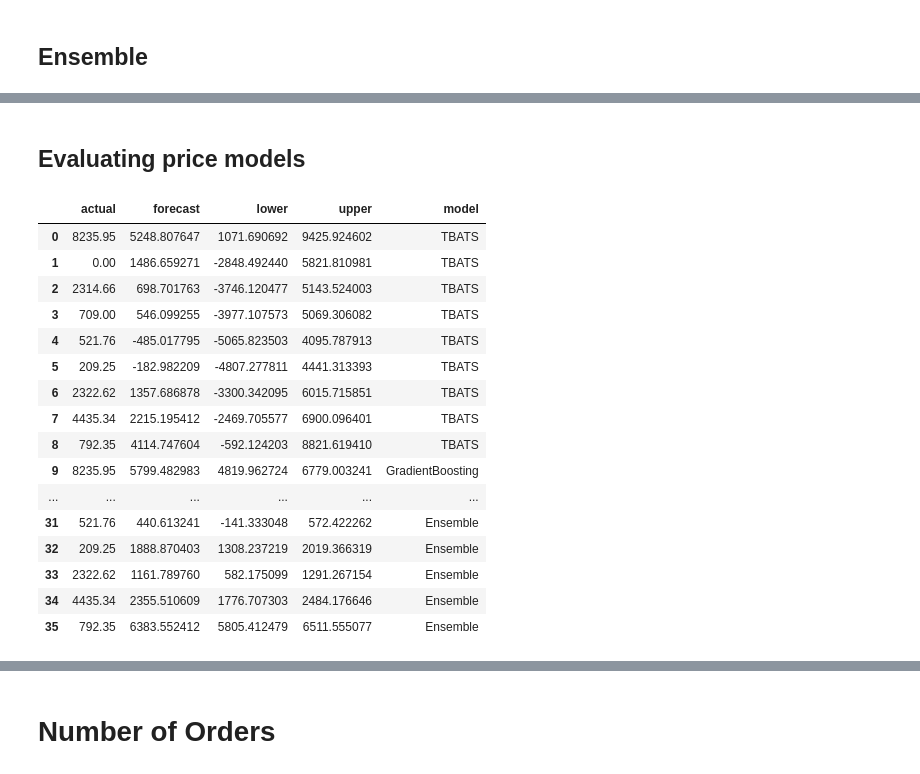
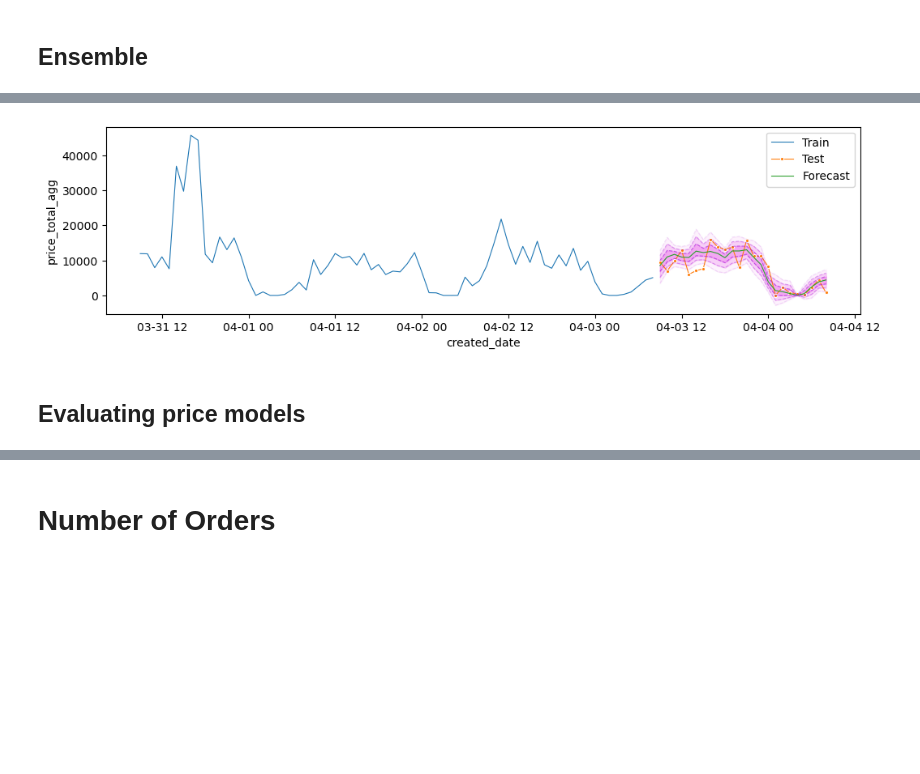
Before and after one commit to jeffc05/sinatra_sales_forecasting, a Jupyter notebook: sales_forecasting.ipynb, the cells around one changed output, grey strips where cells are left out. Cells and saved outputs as stored; diff of their text form; code cells hidden in the pictures; blank space fills up the shorter version.

```diff
--- a/sales_forecasting.ipynb
+++ b/sales_forecasting.ipynb
@@ -239,7 +241,8 @@ SEASONAL_PERIODS = (24, 24*7)
 # COVERAGE = [n*10**-1 for n in range(1, 10)]
 COVERAGE = 0.7
 END_DATE = pd.to_datetime(pd.to_datetime(sales['created_date'].max()).strftime("%Y-%m-%d %H:00:00"))
-START_DATE = END_DATE - timedelta(hours=END_DATE.hour)
+# START_DATE = END_DATE - timedelta(hours=END_DATE.hour)
+START_DATE = END_DATE - timedelta(hours=23)
 TEST_SIZE = int((END_DATE - START_DATE).seconds / 60**2 + 1)
 # %%
 OOT_DATE = START_DATE + timedelta(hours=23)
@@ -1162,0 +943,12 @@ plt.show();
+# %%
+pipeline = BaseChronosPipeline.from_pretrained(
+    "amazon/chronos-t5-base",
+    device_map="cpu",
+    torch_dtype=torch.bfloat16,
+)
+# %%
+quantiles, mean = pipeline.predict_quantiles(
+    context=torch.tensor(y_train),
+    prediction_length=24,
+    quantile_levels=[0.1, 0.5, 0.9],
+)
@@ -1163,3 +975,46 @@ plt.show();
+# %%
+chronos_lower = pd.Series(quantiles.squeeze().numpy()[:, 0], index=y_test.index)
+chronos_forecast = pd.Series(mean.squeeze().numpy(), index=y_test.index)
+chronos_upper = pd.Series(quantiles.squeeze().numpy()[:, 2], index=y_test.index)
+# %%
+plt.figure(figsize=(12, 3))
+sns.lineplot(y_train.iloc[-3*TEST_SIZE:], lw=0.8, label='Train')
+# sns.lineplot(ens_estimations.iloc[-5*TEST_SIZE:], lw=0.8, label='Estimation')
+sns.lineplot(y_test, lw=0.8, label='Test', marker='o', markersize=3)
+sns.lineplot(chronos_forecast, lw=0.8, label='Forecast')
+sns.lineplot(chronos_lower, c='darkviolet', alpha=0.5, linestyle='--', lw=0.8)
+sns.lineplot(chronos_upper, c='darkviolet', alpha=0.5, linestyle='--', lw=0.8)
+sns.lineplot(2*chronos_lower-chronos_forecast, c='darkviolet', alpha=0.3, linestyle='--', lw=0.8)
+sns.lineplot(2*chronos_upper-chronos_forecast, c='darkviolet', alpha=0.3, linestyle='--', lw=0.8)
+sns.lineplot(3*chronos_lower-2*chronos_forecast, c='darkviolet', alpha=0.1, linestyle='--', lw=0.8)
+sns.lineplot(3*chronos_upper-2*chronos_forecast, c='darkviolet', alpha=0.1, linestyle='--', lw=0.8)
+# sns.lineplot(oot_ens_forecast, lw=0.8, label='OOT Forecast')
+# sns.lineplot(oot_ens_forecast_lower, c='darkviolet', linestyle='--', lw=0.8)
+# sns.lineplot(oot_ens_forecast_upper, c='darkviolet', linestyle='--', lw=0.8)
+plt.fill_between(x=chronos_forecast.index,
+                 y1=chronos_lower,
+                 y2=chronos_upper,
+                 color='violet',
+                 alpha=0.5)
+plt.fill_between(x=chronos_forecast.index,
+                 y1=2*chronos_lower-chronos_forecast,
+                 y2=2*chronos_upper-chronos_forecast,
+                 color='violet',
+                 alpha=0.3)
+plt.fill_between(x=chronos_forecast.index,
+                 y1=3*chronos_lower-2*chronos_forecast,
+                 y2=3*chronos_upper-2*chronos_forecast,
+                 color='violet',
+                 alpha=0.1)
+# plt.fill_between(x=oot_ens_forecast.index,
+#                  y1=oot_ens_forecast_lower,
+#                  y2=oot_ens_forecast_upper,
+#                  color='violet',
+#                  alpha=0.5)
+plt.legend()
+plt.show();
+# %% [output]
+[figure, added]
 # %% [markdown]
 ## Evaluating price models
 # %%
@@ -1182,24 +1037,6 @@ forecast_price_ens['model'] = 'Ensemble'
 df_forecast_price = pd.concat([forecast_price_tbats, forecast_price_gb, forecast_price_lstm, forecast_price_ens], axis=0, ignore_index=True)
 
 df_forecast_price
-# %% [output]
-|  | actual | forecast | lower | upper | model |
-| 0 | 8235.95 | 5248.807647 | 1071.690692 | 9425.924602 | TBATS |
-| 1 | 0.00 | 1486.659271 | -2848.492440 | 5821.810981 | TBATS |
-| 2 | 2314.66 | 698.701763 | -3746.120477 | 5143.524003 | TBATS |
-| 3 | 709.00 | 546.099255 | -3977.107573 | 5069.306082 | TBATS |
-| 4 | 521.76 | -485.017795 | -5065.823503 | 4095.787913 | TBATS |
-| 5 | 209.25 | -182.982209 | -4807.277811 | 4441.313393 | TBATS |
-| 6 | 2322.62 | 1357.686878 | -3300.342095 | 6015.715851 | TBATS |
-| 7 | 4435.34 | 2215.195412 | -2469.705577 | 6900.096401 | TBATS |
-| 8 | 792.35 | 4114.747604 | -592.124203 | 8821.619410 | TBATS |
-| 9 | 8235.95 | 5799.482983 | 4819.962724 | 6779.003241 | GradientBoosting |
-| ... | ... | ... | ... | ... | ... |
-| 31 | 521.76 | 440.613241 | -141.333048 | 572.422262 | Ensemble |
-| 32 | 209.25 | 1888.870403 | 1308.237219 | 2019.366319 | Ensemble |
-| 33 | 2322.62 | 1161.789760 | 582.175099 | 1291.267154 | Ensemble |
-| 34 | 4435.34 | 2355.510609 | 1776.707303 | 2484.176646 | Ensemble |
-| 35 | 792.35 | 6383.552412 | 5805.412479 | 6511.555077 | Ensemble |
 # %%
 df_forecast_price = df_forecast_price.assign(
     covered_pts=lambda x:
```
Also changed, not shown: parts of 119 cells of this notebook, 5 other files.
